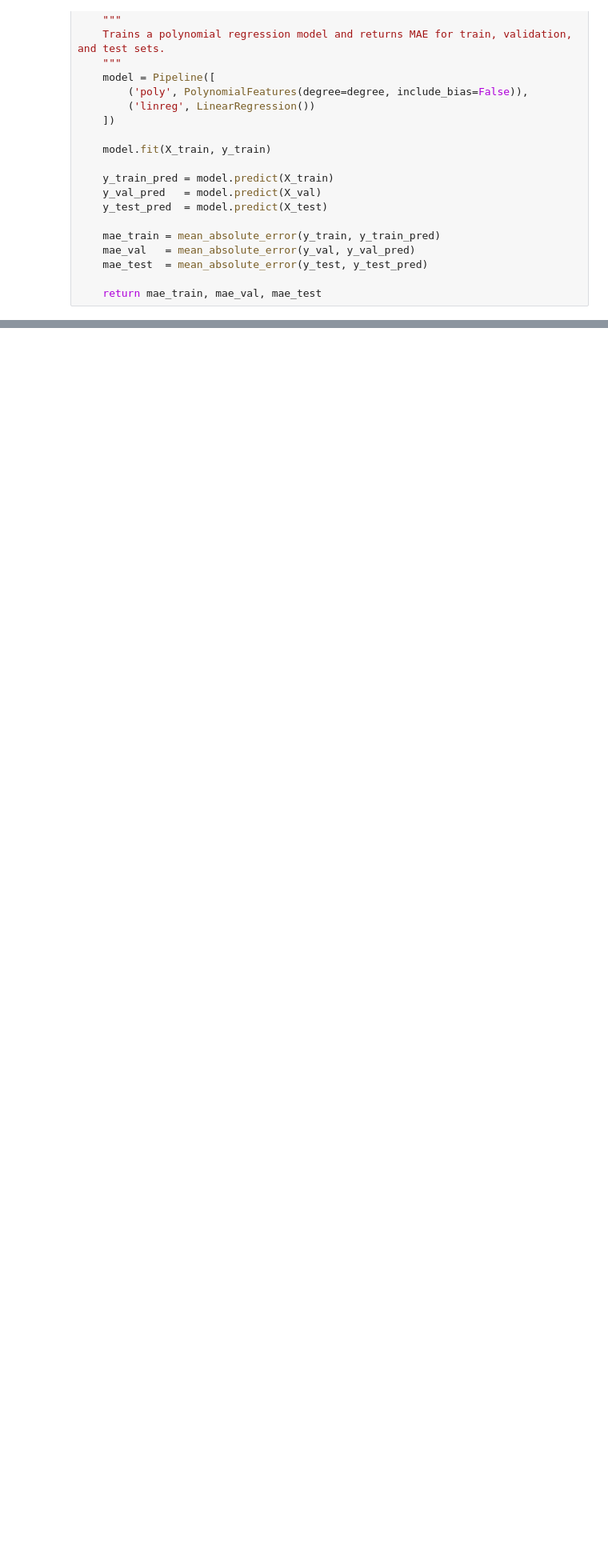
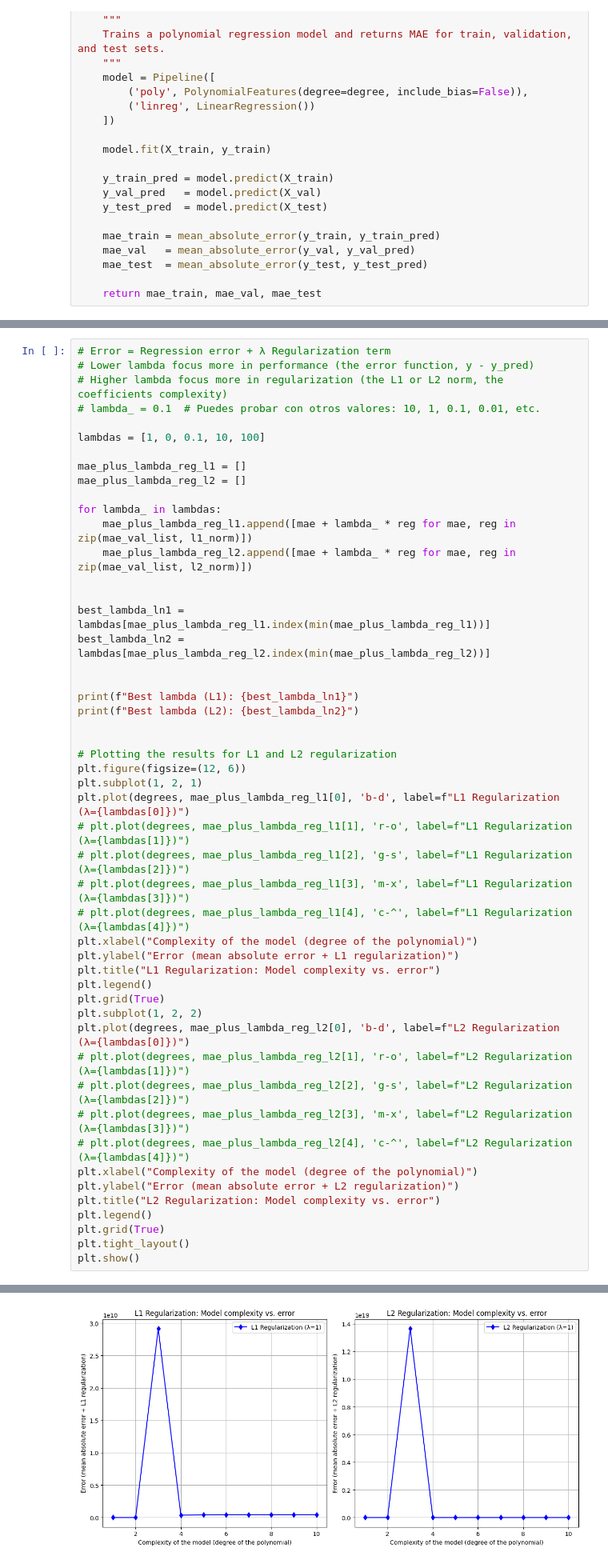
Before and after one commit to albertbolanoss/supervised-machine-learning, a Jupyter notebook: notebooks/models/lineal_regresion/choose_best_model.ipynb, the cells around one changed output, grey strips where cells are left out. Shown: that part at 80% size. Saved outputs shown, nothing was run; the diff lists cells and outputs as text; blank space fills up the shorter version.

```diff
--- a/notebooks/models/lineal_regresion/choose_best_model.ipynb
+++ b/notebooks/models/lineal_regresion/choose_best_model.ipynb
@@ -169,0 +265,51 @@ plt.show()
+# %%
+# Error = Regression error + λ Regularization term
+# Lower lambda focus more in performance (the error function, y - y_pred)
+# Higher lambda focus more in regularization (the L1 or L2 norm, the coefficients complexity)
+# lambda_ = 0.1  # Puedes probar con otros valores: 10, 1, 0.1, 0.01, etc.
+
+lambdas = [1, 0, 0.1, 10, 100]
+
+mae_plus_lambda_reg_l1 = []
+mae_plus_lambda_reg_l2 = []
+
+for lambda_ in lambdas:
+    mae_plus_lambda_reg_l1.append([mae + lambda_ * reg for mae, reg in zip(mae_val_list, l1_norm)])
+    mae_plus_lambda_reg_l2.append([mae + lambda_ * reg for mae, reg in zip(mae_val_list, l2_norm)])
+
+
+best_lambda_ln1 = lambdas[mae_plus_lambda_reg_l1.index(min(mae_plus_lambda_reg_l1))]
+best_lambda_ln2 = lambdas[mae_plus_lambda_reg_l2.index(min(mae_plus_lambda_reg_l2))]
+
+
+print(f"Best lambda (L1): {best_lambda_ln1}")
+print(f"Best lambda (L2): {best_lambda_ln2}")
+
+
+# Plotting the results for L1 and L2 regularization
+plt.figure(figsize=(12, 6))
+plt.subplot(1, 2, 1)
+plt.plot(degrees, mae_plus_lambda_reg_l1[0], 'b-d', label=f"L1 Regularization (λ={lambdas[0]})")
+# plt.plot(degrees, mae_plus_lambda_reg_l1[1], 'r-o', label=f"L1 Regularization (λ={lambdas[1]})")
+# plt.plot(degrees, mae_plus_lambda_reg_l1[2], 'g-s', label=f"L1 Regularization (λ={lambdas[2]})")
+# plt.plot(degrees, mae_plus_lambda_reg_l1[3], 'm-x', label=f"L1 Regularization (λ={lambdas[3]})")
+# plt.plot(degrees, mae_plus_lambda_reg_l1[4], 'c-^', label=f"L1 Regularization (λ={lambdas[4]})")
+plt.xlabel("Complexity of the model (degree of the polynomial)")
+plt.ylabel("Error (mean absolute error + L1 regularization)")
+plt.title("L1 Regularization: Model complexity vs. error")
+plt.legend()
+plt.grid(True)
+plt.subplot(1, 2, 2)
+plt.plot(degrees, mae_plus_lambda_reg_l2[0], 'b-d', label=f"L2 Regularization (λ={lambdas[0]})")
+# plt.plot(degrees, mae_plus_lambda_reg_l2[1], 'r-o', label=f"L2 Regularization (λ={lambdas[1]})")
+# plt.plot(degrees, mae_plus_lambda_reg_l2[2], 'g-s', label=f"L2 Regularization (λ={lambdas[2]})")
+# plt.plot(degrees, mae_plus_lambda_reg_l2[3], 'm-x', label=f"L2 Regularization (λ={lambdas[3]})")
+# plt.plot(degrees, mae_plus_lambda_reg_l2[4], 'c-^', label=f"L2 Regularization (λ={lambdas[4]})")
+plt.xlabel("Complexity of the model (degree of the polynomial)")
+plt.ylabel("Error (mean absolute error + L2 regularization)")
+plt.title("L2 Regularization: Model complexity vs. error")
+plt.legend()
+plt.grid(True)
+plt.tight_layout()
+plt.show()
+# %% [output]
@@ -169,0 +318 @@ plt.show()
+[figure, added]
```
Also changed, not shown: parts of 10 cells of this notebook.
